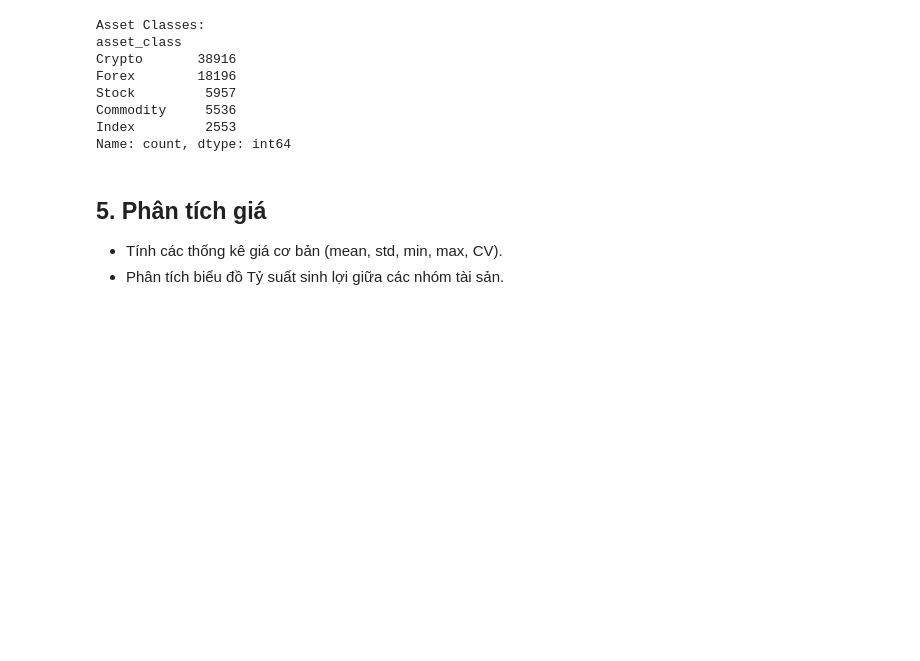
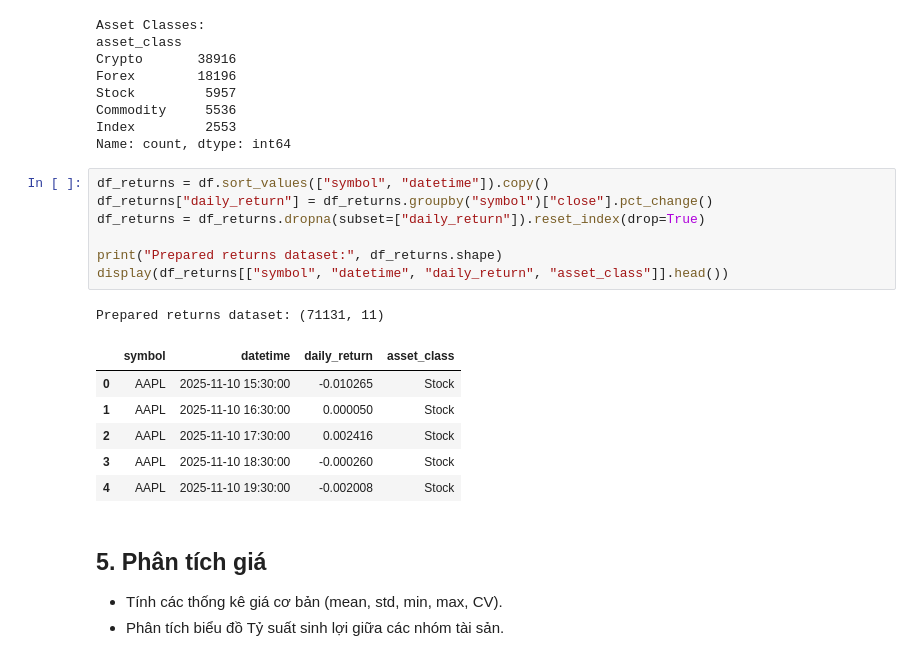
Before and after one commit to AnhTuan28112005/Data_Monitoring_Analytics_Application, a Jupyter notebook: notebooks/01_eda_overview.ipynb, the cells around one changed output. Saved outputs shown, nothing was run; the diff lists cells and outputs as text; blank space fills up the shorter version.

```diff
--- a/notebooks/01_eda_overview.ipynb
+++ b/notebooks/01_eda_overview.ipynb
@@ -83,6 +83,21 @@ Stock         5957
 Commodity     5536
 Index         2553
 Name: count, dtype: int64
+# %%
+df_returns = df.sort_values(["symbol", "datetime"]).copy()
+df_returns["daily_return"] = df_returns.groupby("symbol")["close"].pct_change()
+df_returns = df_returns.dropna(subset=["daily_return"]).reset_index(drop=True)
+
+print("Prepared returns dataset:", df_returns.shape)
+display(df_returns[["symbol", "datetime", "daily_return", "asset_class"]].head())
+# %% [output]
+Prepared returns dataset: (71131, 11)
+|  | symbol | datetime | daily_return | asset_class |
+| 0 | AAPL | 2025-11-10 15:30:00 | -0.010265 | Stock |
+| 1 | AAPL | 2025-11-10 16:30:00 | 0.000050 | Stock |
+| 2 | AAPL | 2025-11-10 17:30:00 | 0.002416 | Stock |
+| 3 | AAPL | 2025-11-10 18:30:00 | -0.000260 | Stock |
+| 4 | AAPL | 2025-11-10 19:30:00 | -0.002008 | Stock |
 # %% [markdown]
 ## 5. Phân tích giá
 - Tính các thống kê giá cơ bản (mean, std, min, max, CV).
```
Also changed, not shown: parts of 4 cells of this notebook, 2 other files.
